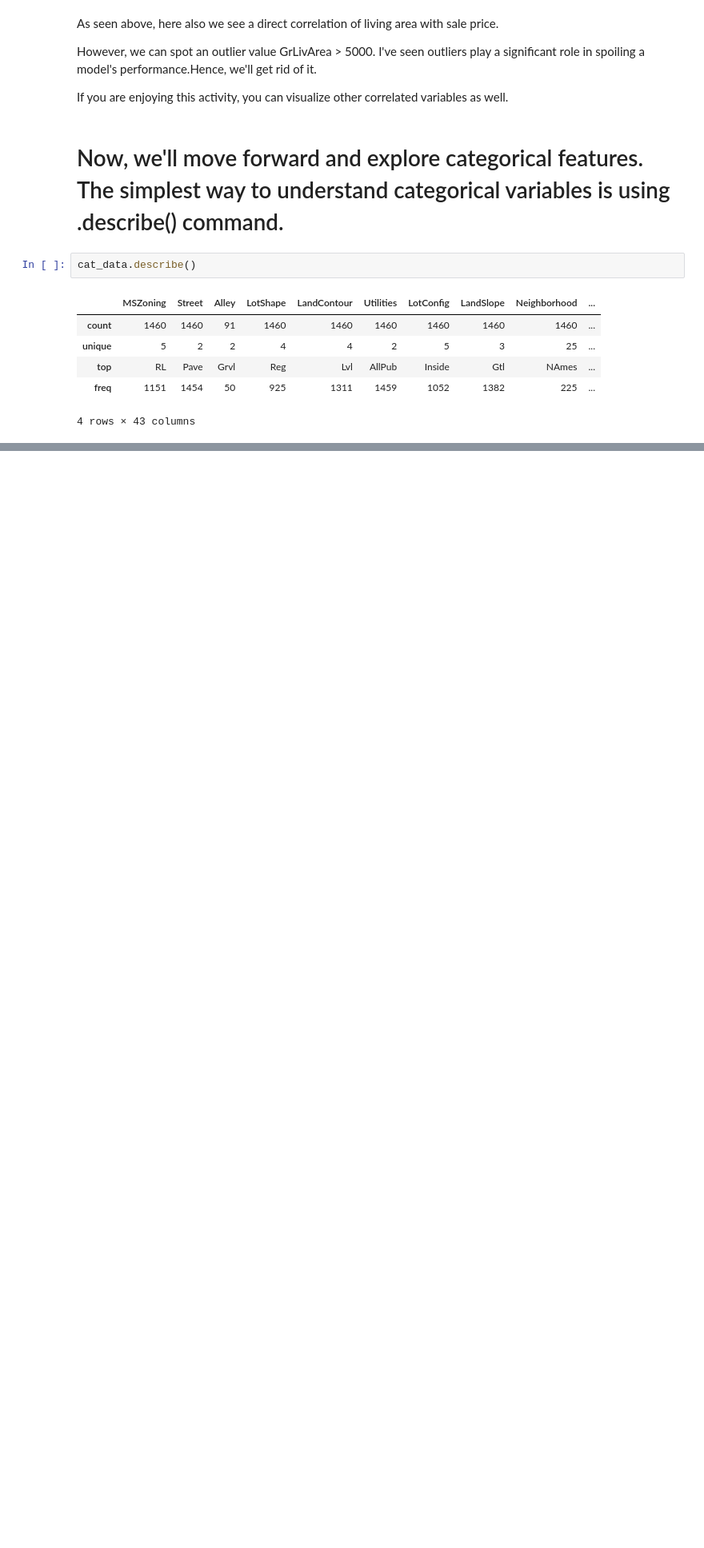
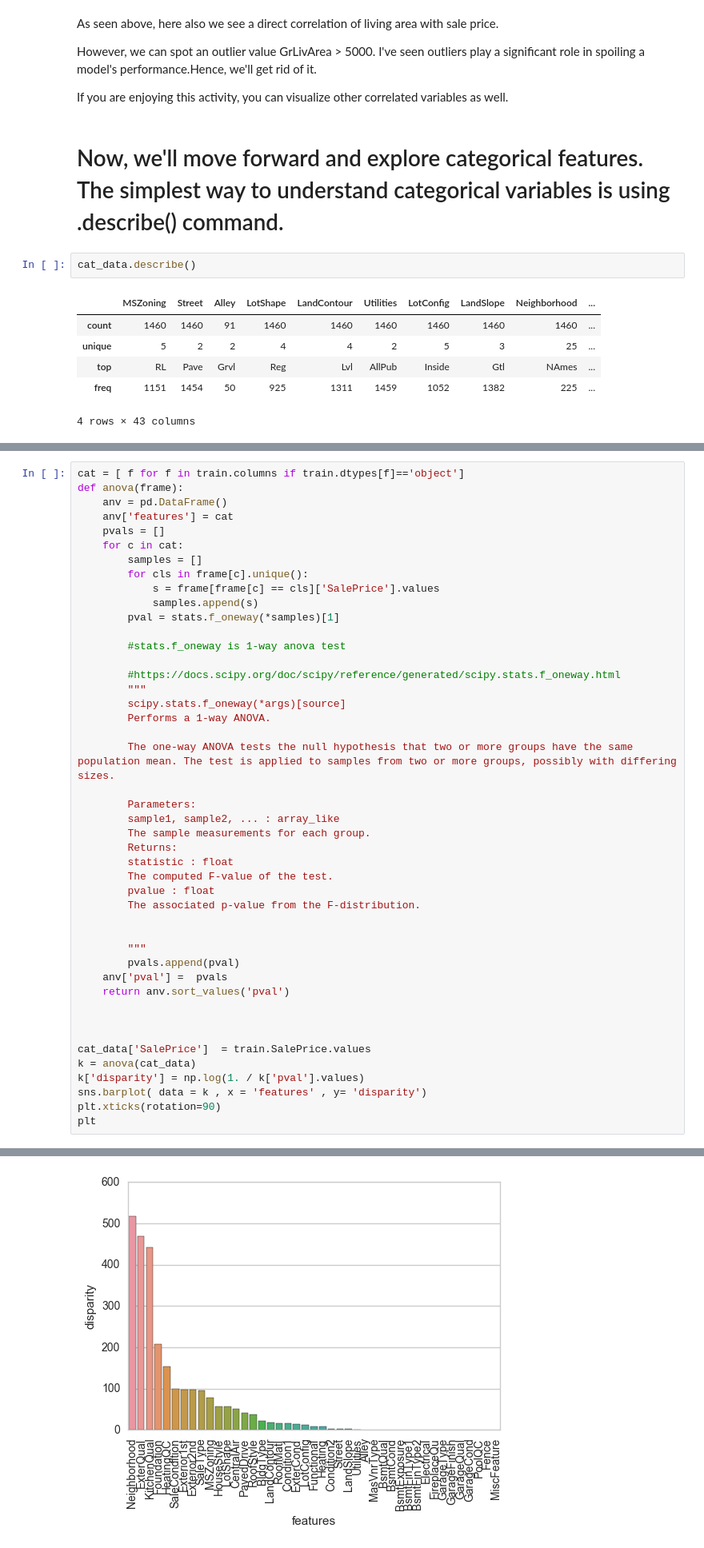
Before and after one commit to amitkr492/MACHINE_LEARNING, a Jupyter notebook: Housing_price_data/machine_learning_model.ipynb, the cells around one changed output, grey strips where cells are left out. Shown at 80% size. Cells and saved outputs as stored; diff of their text form; blank space fills up the shorter version.

```diff
--- a/Housing_price_data/machine_learning_model.ipynb
+++ b/Housing_price_data/machine_learning_model.ipynb
@@ -286,0 +313,46 @@ cat_data.describe()
+# %%
+cat = [ f for f in train.columns if train.dtypes[f]=='object']
+def anova(frame):
+    anv = pd.DataFrame()
+    anv['features'] = cat
+    pvals = []
+    for c in cat:
+        samples = []
+        for cls in frame[c].unique():
+            s = frame[frame[c] == cls]['SalePrice'].values
+            samples.append(s)
+        pval = stats.f_oneway(*samples)[1]
+
+        #stats.f_oneway is 1-way anova test
+
+        #https://docs.scipy.org/doc/scipy/reference/generated/scipy.stats.f_oneway.html
+        """
+        scipy.stats.f_oneway(*args)[source]
+        Performs a 1-way ANOVA.
+
+        The one-way ANOVA tests the null hypothesis that two or more groups have the same population mean. The test is applied to samples from two or more groups, possibly with differing sizes.
+
+        Parameters:
+        sample1, sample2, ... : array_like
+        The sample measurements for each group.
+        Returns:
+        statistic : float
+        The computed F-value of the test.
+        pvalue : float
+        The associated p-value from the F-distribution.
+
+
+        """
+        pvals.append(pval)
+    anv['pval'] =  pvals
+    return anv.sort_values('pval')
+
+
+
+cat_data['SalePrice']  = train.SalePrice.values
+k = anova(cat_data)
+k['disparity'] = np.log(1. / k['pval'].values)
+sns.barplot( data = k , x = 'features' , y= 'disparity')
+plt.xticks(rotation=90)
+plt
+# %% [output]
@@ -286,0 +364 @@ cat_data.describe()
+[figure, added]
```
Also changed, not shown: parts of 46 cells of this notebook, 2 other files.
